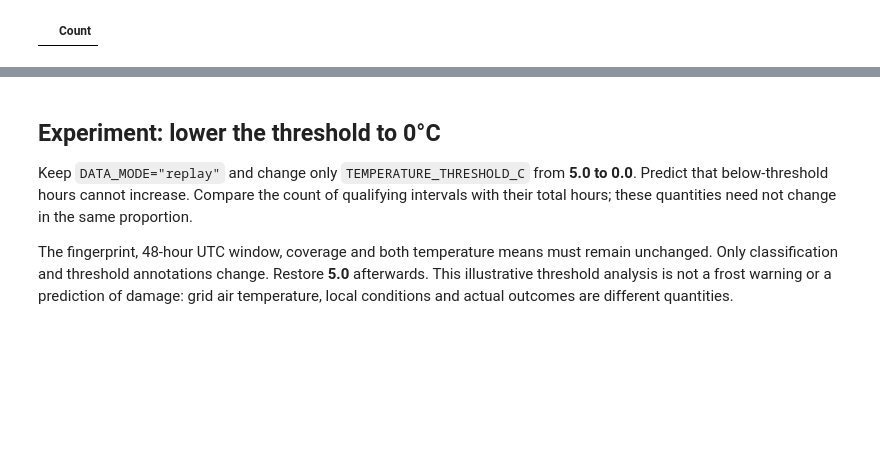
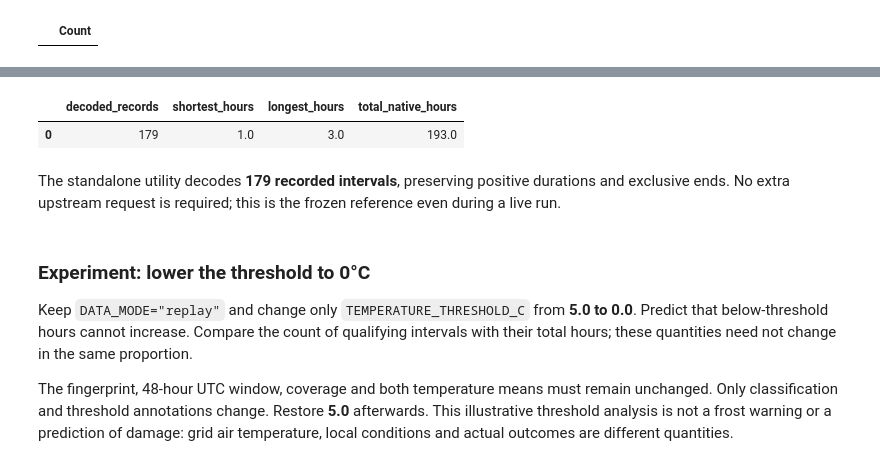
Before and after one commit to Query-farm/vgi-nws, a Jupyter notebook: notebooks/01_count_forecast_hours_not_rows.ipynb, the cells around one changed output, grey strips where cells are left out. Cells and saved outputs as stored; diff of their text form; code cells hidden in the pictures; blank space fills up the shorter version.

```diff
--- a/notebooks/01_count_forecast_hours_not_rows.ipynb
+++ b/notebooks/01_count_forecast_hours_not_rows.ipynb
@@ -377,5 +423,35 @@ Below **5°C**, **18 intervals** represent **23 forecast hours**. There are **48
+# %%
+%%sql
+CREATE TABLE recorded_intervals AS
+SELECT v.validTime AS native_interval,v.value AS recorded_value
+FROM (SELECT unnest(properties.temperature.values) AS v FROM read_json_auto('fixtures/grid.json'));
+CREATE TABLE decoded_intervals AS
+SELECT r.*,d.valid_from,d.valid_to,d.duration_hours
+FROM recorded_intervals r,LATERAL nws.main.parse_valid_time(r.native_interval) d;
+SELECT count(*) AS decoded_records,min(duration_hours) AS shortest_hours,
+ max(duration_hours) AS longest_hours,sum(duration_hours) AS total_native_hours
+FROM decoded_intervals;
+# %% [output]
+|  | decoded_records | shortest_hours | longest_hours | total_native_hours |
+| 0 | 179 | 1.0 | 3.0 | 193.0 |
+# %%
+decoded = con.execute("SELECT * FROM decoded_intervals ORDER BY valid_from").df()
+assert len(decoded) == 179 and (decoded.duration_hours > 0).all()
+assert ((decoded.valid_to - decoded.valid_from).dt.total_seconds() / 3600 == decoded.duration_hours).all()
+if replay:
+    assert (
+        con.execute(
+            "SELECT count(*) FROM decoded_intervals d JOIN temperatures t USING(valid_from,valid_to) WHERE d.recorded_value IS NOT DISTINCT FROM t.value"
+        ).fetchone()[0]
+        == 179
+    )
+prose(
+    f"The standalone utility decodes **{len(decoded)} recorded intervals**, preserving positive durations and exclusive ends. No extra upstream request is required; this is the frozen reference even during a live run."
+)
+# %% [output]
+The standalone utility decodes **179 recorded intervals**, preserving positive durations and exclusive ends. No extra upstream request is required; this is the frozen reference even during a live run.
 # %% [markdown]
-## Experiment: lower the threshold to 0°C
+### Experiment: lower the threshold to 0°C
 
 Keep `DATA_MODE="replay"` and change only `TEMPERATURE_THRESHOLD_C` from **5.0 to 0.0**. Predict that below-threshold hours cannot increase. Compare the count of qualifying intervals with their total hours; these quantities need not change in the same proportion.
 
```
Also changed, not shown: parts of 15 cells of this notebook, 27 other files.
